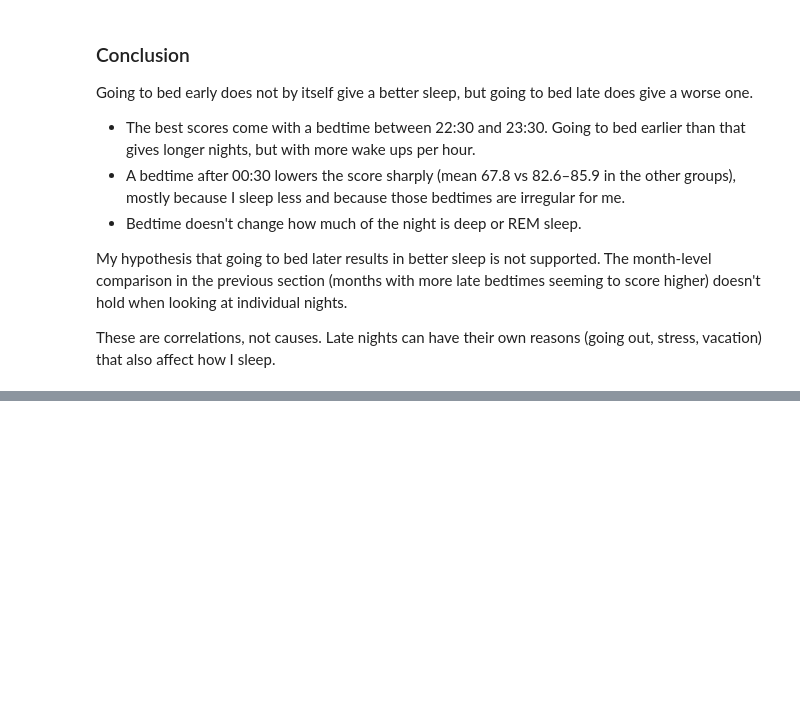
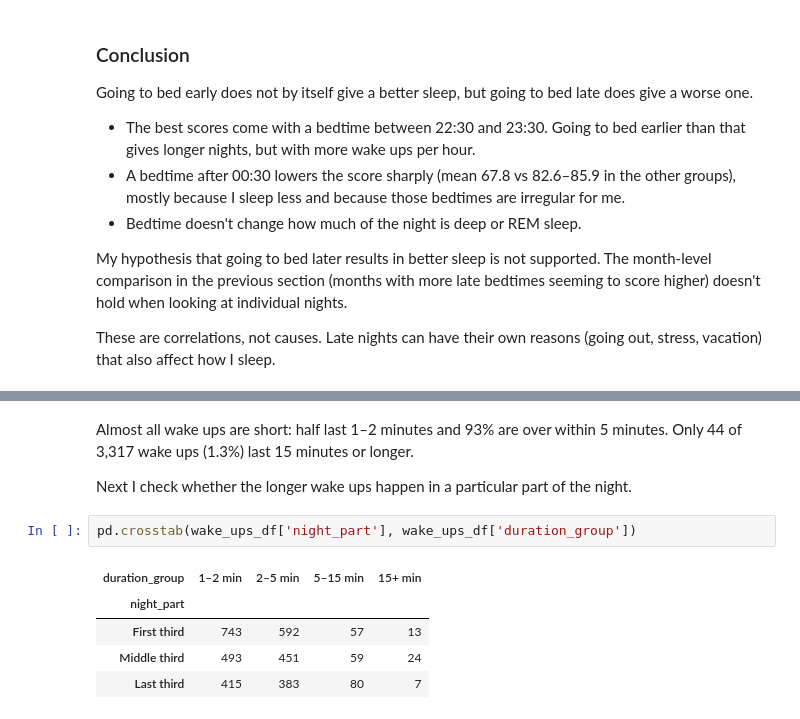
Before and after one commit to DimitarK13/personal-sleep-analysis, a Jupyter notebook: notebooks/03-exploratory-data-analysis.ipynb, the cells around one changed output, grey strips where cells are left out. Saved outputs shown, nothing was run; the diff lists cells and outputs as text; blank space fills up the shorter version.

```diff
--- a/notebooks/03-exploratory-data-analysis.ipynb
+++ b/notebooks/03-exploratory-data-analysis.ipynb
@@ -463,0 +620,12 @@ These are correlations, not causes. Late nights can have their own reasons (goin
+# %% [markdown]
+Almost all wake ups are short: half last 1–2 minutes and 93% are over within 5 minutes. Only 44 of 3,317 wake ups (1.3%) last 15 minutes or longer.
+
+Next I check whether the longer wake ups happen in a particular part of the night.
+# %%
+pd.crosstab(wake_ups_df['night_part'], wake_ups_df['duration_group'])
+# %% [output]
+| duration_group | 1–2 min | 2–5 min | 5–15 min | 15+ min |
+| night_part |  |  |  |  |
+| First third | 743 | 592 | 57 | 13 |
+| Middle third | 493 | 451 | 59 | 24 |
+| Last third | 415 | 383 | 80 | 7 |
```
Also changed, not shown: parts of 16 cells of this notebook, 3 other files.
